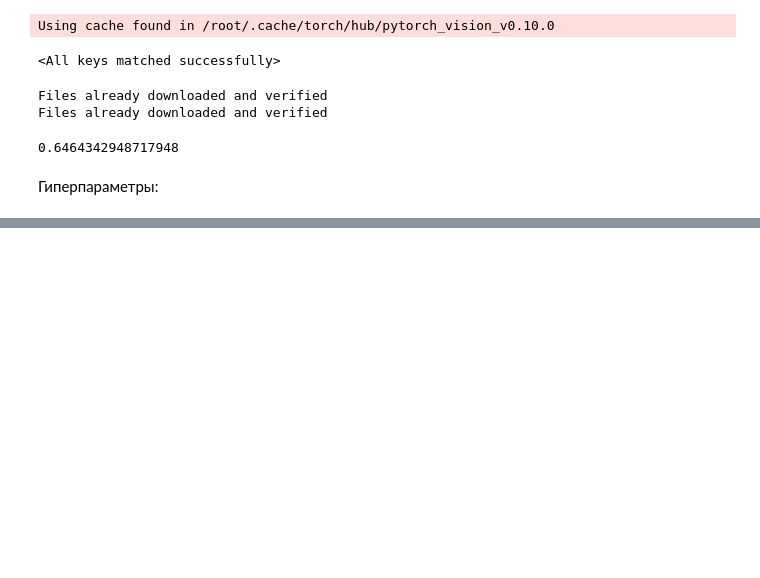
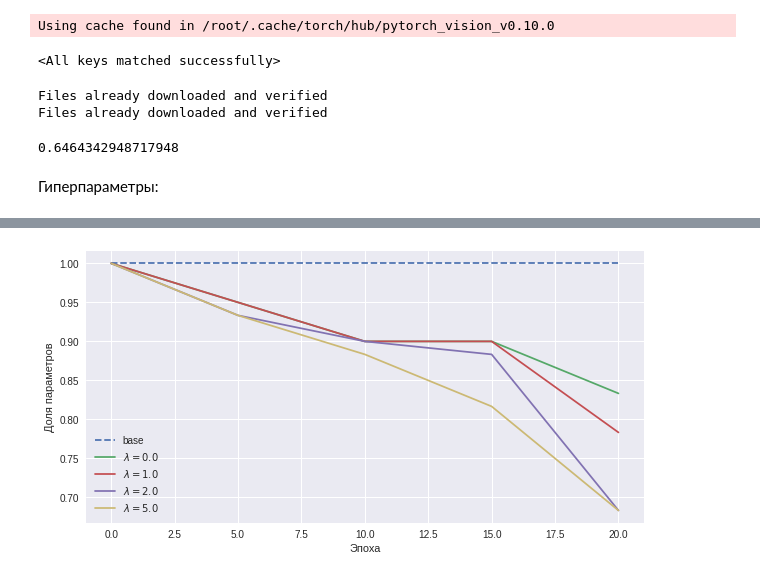
Before and after one commit to intsystems/2023-Problem-140, a Jupyter notebook: code/main_experiment.ipynb, the cells around one changed output, grey strips where cells are left out. Cells and saved outputs as stored; diff of their text form; code cells hidden in the pictures; blank space fills up the shorter version.

```diff
--- a/code/main_experiment.ipynb
+++ b/code/main_experiment.ipynb
@@ -238,0 +257,22 @@ plt.savefig('/content/drive/MyDrive/m1p/figs/accuracy_versus_lambda_hypernet.png
+# %%
+plt.figure(figsize=(10,5))
+
+base = 1
+plt.plot([0, EPOCHS-1], [base, base], ls='--', label="base")
+
+for lambd in lambds:
+    params_fraction = []
+    for hypernet_state in hypernet_states[::5]:
+        hypernet.load_state_dict(hypernet_state)
+        gamma = hypernet(torch.tensor([lambd]).to(device))
+        gamma = (gamma>0.0) * 1.0
+        params_fraction.append(gamma.cpu().mean())
+    plt.plot(np.arange(0, len(hypernet_states), 5), params_fraction, label=f"$\lambda={lambd}$")
+
+plt.ylabel('Доля параметров')
+plt.xlabel('Эпоха')
+
+plt.legend()
+plt.savefig('/content/drive/MyDrive/m1p/figs/params_curve_for_lambdas_hypernet.png', bbox_inches='tight')
+# %% [output]
+[figure, added]
```
Also changed, not shown: parts of 14 cells of this notebook.
